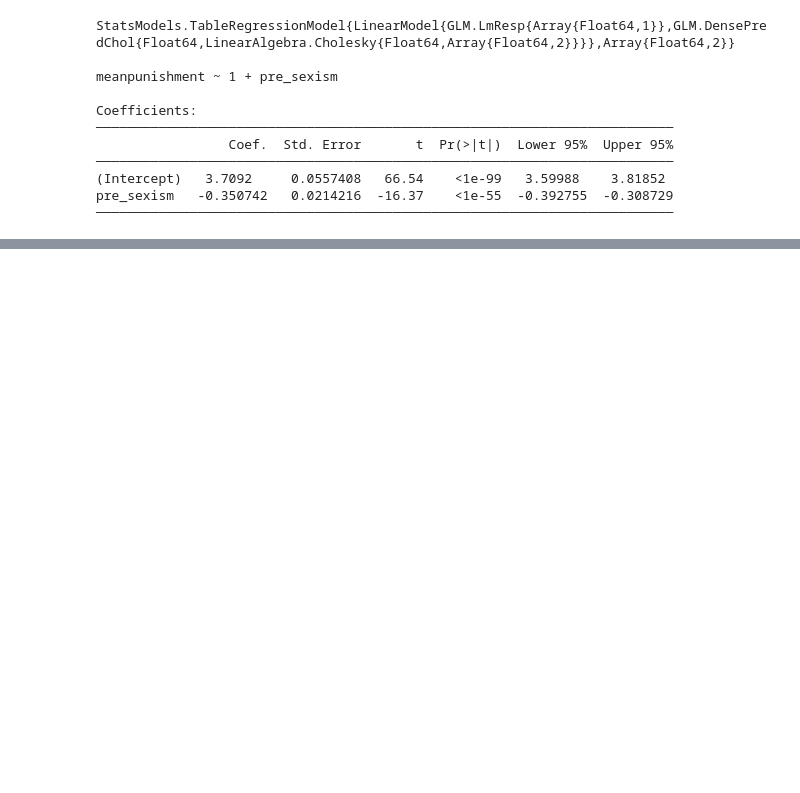
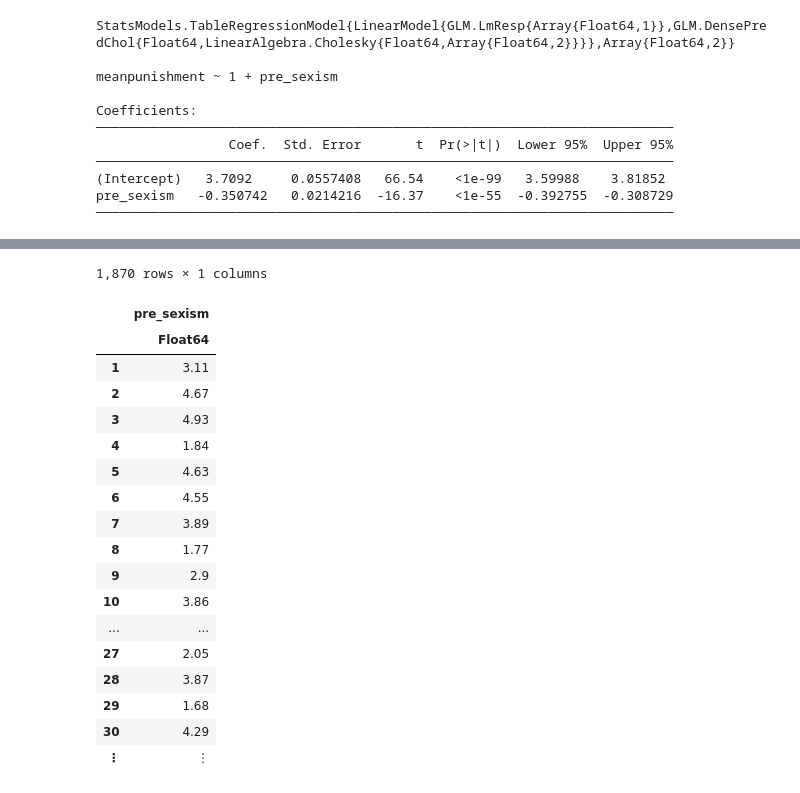
Before and after one commit to mattcingram/rep1_julia, a Jupyter notebook: code/rep1_julia.ipynb, the cells around one changed output, grey strips where cells are left out. Cells and saved outputs as stored; diff of their text form; code cells hidden in the pictures; blank space fills up the shorter version.

```diff
--- a/code/rep1_julia.ipynb
+++ b/code/rep1_julia.ipynb
@@ -1995,0 +2004,25 @@ plot(temp.err, size=(1600,1600))
+# %%
+temp = DataFrame()
+temp.pre_sexism = rand(1 : 0.01 : 5, 1870)
+temp
+#temp = convert(NamedArray, temp)
+# %% [output]
+1,870 rows × 1 columns
+|  | pre_sexism |
+|  | Float64 |
+| 1 | 3.11 |
+| 2 | 4.67 |
+| 3 | 4.93 |
+| 4 | 1.84 |
+| 5 | 4.63 |
+| 6 | 4.55 |
+| 7 | 3.89 |
+| 8 | 1.77 |
+| 9 | 2.9 |
+| 10 | 3.86 |
+| ... | ... |
+| 27 | 2.05 |
+| 28 | 3.87 |
+| 29 | 1.68 |
+| 30 | 4.29 |
+| ⋮ | ⋮ |
```
Also changed, not shown: parts of 15 cells of this notebook.
